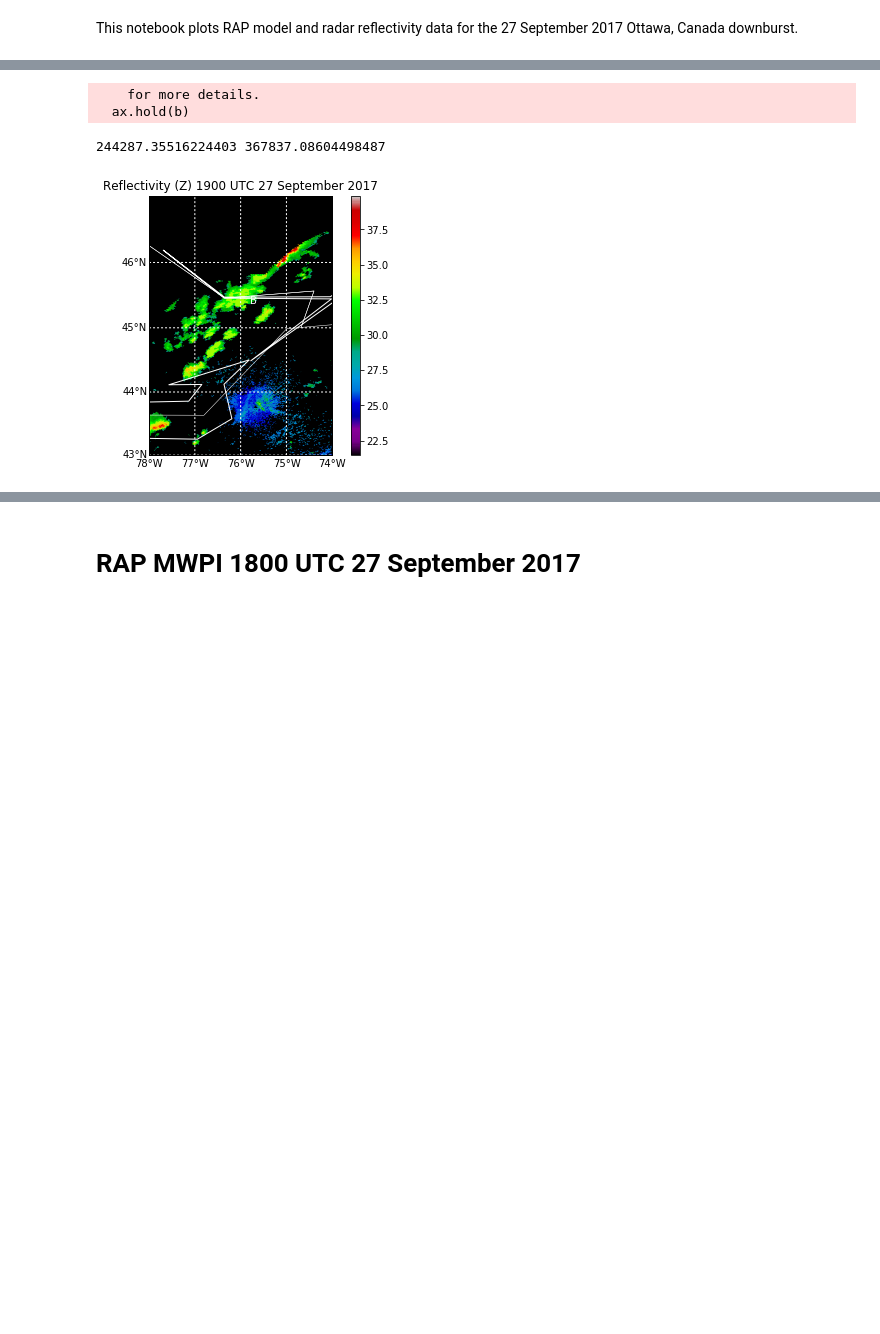
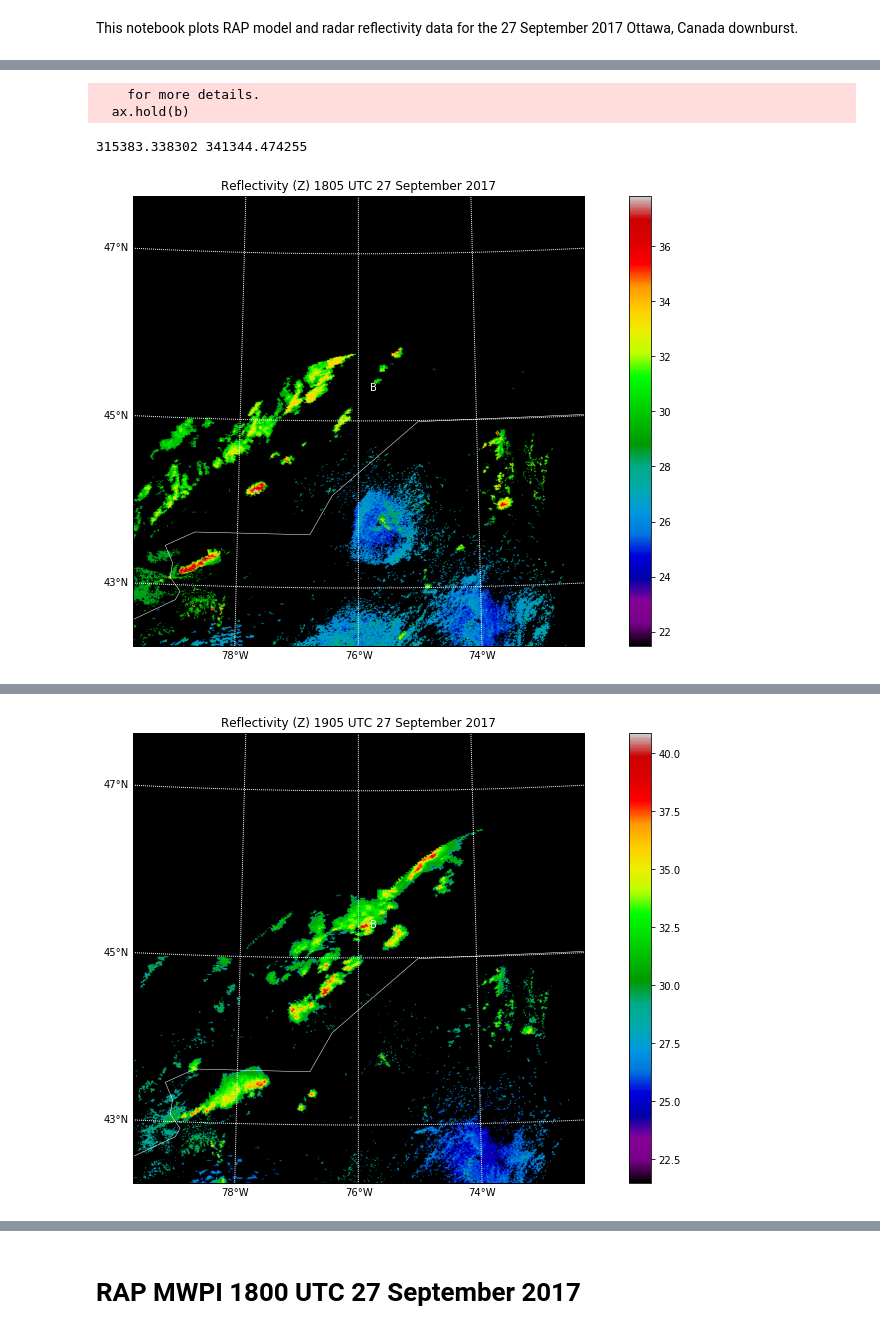
Before and after one commit to kenpryor67/Ottawa_downburst, a Jupyter notebook: Downburst_Ottawa_CA.ipynb, the cells around one changed output, grey strips where cells are left out. Saved outputs shown, nothing was run; the diff lists cells and outputs as text; code cells hidden in the pictures; blank space fills up the shorter version.

```diff
--- a/Downburst_Ottawa_CA.ipynb
+++ b/Downburst_Ottawa_CA.ipynb
@@ -12,6 +12,8 @@ from netCDF4 import Dataset
 from mpl_toolkits.basemap import Basemap
 import matplotlib.cm as cm
 
+plt.rcParams["figure.figsize"] = [8,8]
+
 def read_Z_plot(ncf):
     nc_fid = Dataset(ncf, 'r')
     Z = nc_fid.variables["Reflectivity"][:]  # shape lat, lon as shown above
@@ -19,41 +21,84 @@ def read_Z_plot(ncf):
     Y = nc_fid.variables["y"][:]
     lats = nc_fid.variables['lat'][:]  # extract/copy the data
     lons = nc_fid.variables['lon'][:]
-    names = nc_fid.variables.keys()
     nc_fid.close()
-    return Z, X, Y, lats, lons, names
+    return Z, X, Y, lats, lons
 
-Z_file = 'Level3_Composite_n0r_1km_20170927_1900.nc4'
-Z, X, Y, lats, lons, names = read_Z_plot(Z_file)
+Z_file = 'Level3_Composite_n0r_1km_20170927_1805.gini.nc4'
+Z, X, Y, lats, lons = read_Z_plot(Z_file)
 Z= Z[0,:,:]
-print(names)
 print('Z shape', Z.shape, Z)
 print('X shape, Y shape', X.shape, Y.shape)
 print('lats shape, lons shape', lats.shape, lons.shape)
-makepos = np.full((1161,1029),-1)
+makepos = np.full((801,775),-1)
 Z_pos = np.multiply(Z,makepos)
 Z_pos = Z_pos/10000
 print('Z_pos shape', Z_pos.shape, Z_pos)
+np.delete(Z,[0,1,2])
+np.delete(X,[0,1,2])
+np.delete(Y,[0,1,2])
 
 # CREATE A MAP
 
 fig = plt.figure()
 ax = fig.add_axes([0.05,0.05,0.9,0.9])
-m = Basemap(projection='merc',llcrnrlat=43,urcrnrlat=47,llcrnrlon=-78,urcrnrlon=-74) # other options include "cyl" projection
+m = Basemap(width=600000,height=600000,
+            resolution='l',projection='stere',\
+            lat_ts=45,lat_0=45,lon_0=-76.)
 m.drawmapboundary(fill_color='0.0')
 im1 = m.pcolormesh(lons,lats,Z_pos,shading='gouraud',cmap=plt.cm.nipy_spectral,latlon=True) # shading can also be "flat"
-m.drawparallels(np.arange(43.,48.,1.),labels=[True,False,False,False],color="white")
-m.drawmeridians(np.arange(-78.,-73.,1.),labels=[False,False,False,True],color="white")
-m.drawcoastlines(color="white")
+m.drawparallels(np.arange(43.,48.,2.),labels=[True,False,False,False],color="white")
+m.drawmeridians(np.arange(-78.,-73.,2.),labels=[False,False,False,True],color="white")
 m.drawcountries(color="white")
 lon = -75.80307
 lat = 45.37165
 x, y = m(lon,lat)
 print(x,y)
+np.delete(Z_pos,[0,1,2])
+np.delete(lats,[0,1])
+np.delete(lons,[0,1])
 plt.annotate('B', xy=(x, y), xycoords='data', xytext=(x, y), textcoords='data', color="white")
-m.drawstates(color="white")
 cb = m.colorbar(im1,"right", size="5%", pad="10%")
-ax.set_title('Reflectivity (Z) 1900 UTC 27 September 2017')
-plt.savefig("Z_0927_1900.png",dpi=500,bbox_inches='tight')
+ax.set_title('Reflectivity (Z) 1805 UTC 27 September 2017')
+plt.savefig("Z_0927_1805.png",bbox_inches='tight')
 plt.show()
+
+Z_file = 'Level3_Composite_n0r_1km_20170927_1905.gini.nc4'
+Z, X, Y, lats, lons = read_Z_plot(Z_file)
+Z= Z[0,:,:]
+print('Z shape', Z.shape, Z)
+print('X shape, Y shape', X.shape, Y.shape)
+print('lats shape, lons shape', lats.shape, lons.shape)
+makepos = np.full((801,775),-1)
+Z_pos = np.multiply(Z,makepos)
+Z_pos = Z_pos/10000
+print('Z_pos shape', Z_pos.shape, Z_pos)
+np.delete(Z,[0,1,2])
+np.delete(X,[0,1,2])
+np.delete(Y,[0,1,2])
+
+# CREATE A MAP
+
+fig = plt.figure()
+ax = fig.add_axes([0.05,0.05,0.9,0.9])
+m = Basemap(width=600000,height=600000,
+            resolution='l',projection='stere',\
+            lat_ts=45,lat_0=45,lon_0=-76.)
+m.drawmapboundary(fill_color='0.0')
+im1 = m.pcolormesh(lons,lats,Z_pos,shading='gouraud',cmap=plt.cm.nipy_spectral,latlon=True) # shading can also be "flat"
+m.drawparallels(np.arange(43.,48.,2.),labels=[True,False,False,False],color="white")
+m.drawmeridians(np.arange(-78.,-73.,2.),labels=[False,False,False,True],color="white")
+m.drawcountries(color="white")
+lon = -75.80307
+lat = 45.37165
+x, y = m(lon,lat)
+print(x,y)
+np.delete(Z_pos,[0,1,2])
+np.delete(lats,[0,1])
+np.delete(lons,[0,1])
+plt.annotate('B', xy=(x, y), xycoords='data', xytext=(x, y), textcoords='data', color="white")
+cb = m.colorbar(im1,"right", size="5%", pad="10%")
+ax.set_title('Reflectivity (Z) 1905 UTC 27 September 2017')
+plt.savefig("Z_0927_1905.png",bbox_inches='tight')
+plt.show()
 # %% [output]
@@ -76,5 +121,5 @@ Z shape (1161, 1029) [[-214718.359375 -214718.359375 -214718.359375 ..., -214718
    21.47183594]]
     for more details.
   ax.hold(b)
-244287.35516224403 367837.08604498487
+315383.338302 341344.474255
-[figure, old version]
+[figure, new version]
@@ -80,0 +143 @@ Z shape (1161, 1029) [[-214718.359375 -214718.359375 -214718.359375 ..., -214718
+[figure, added]
```
Also changed, not shown: parts of 3 cells of this notebook, 7 other files.
